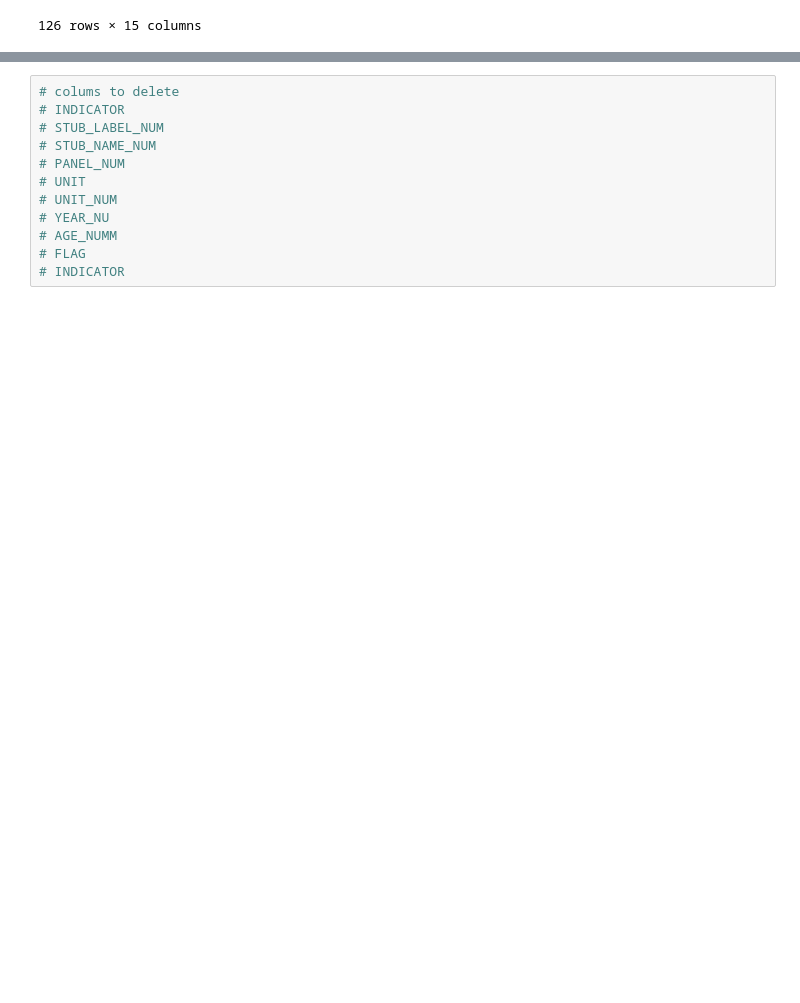
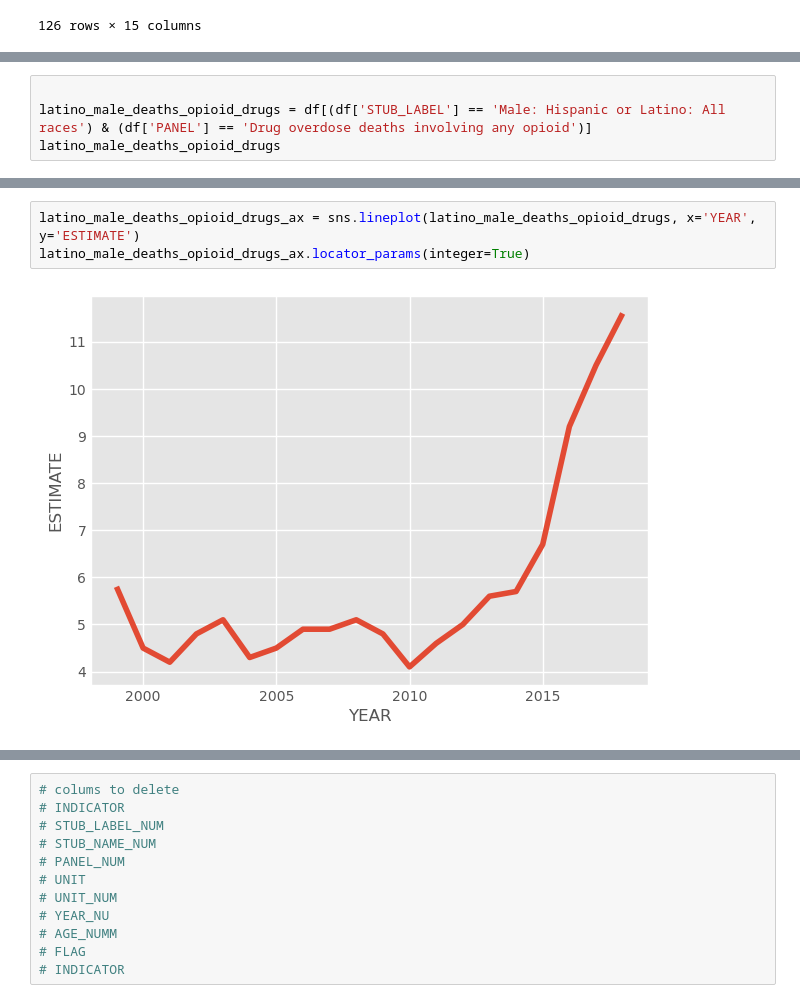
Before and after one commit to chica25/Drug-Overdose, a Jupyter notebook: eda.ipynb, the cells around one changed output, grey strips where cells are left out. Saved outputs shown, nothing was run; the diff lists cells and outputs as text; blank space fills up the shorter version.

```diff
--- a/eda.ipynb
+++ b/eda.ipynb
@@ -428,0 +451,4 @@ latino_female.plot.bar(rot=20)
+# %%
+
+latino_male_deaths_opioid_drugs = df[(df['STUB_LABEL'] == 'Male: Hispanic or Latino: All races') & (df['PANEL'] == 'Drug overdose deaths involving any opioid')]
+latino_male_deaths_opioid_drugs
@@ -428,0 +473,5 @@ latino_female.plot.bar(rot=20)
+# %%
+latino_male_deaths_opioid_drugs_ax = sns.lineplot(latino_male_deaths_opioid_drugs, x='YEAR', y='ESTIMATE')
+latino_male_deaths_opioid_drugs_ax.locator_params(integer=True)
+# %% [output]
+[figure, added]
```
Also changed, not shown: parts of 19 cells of this notebook, 1 other file.
